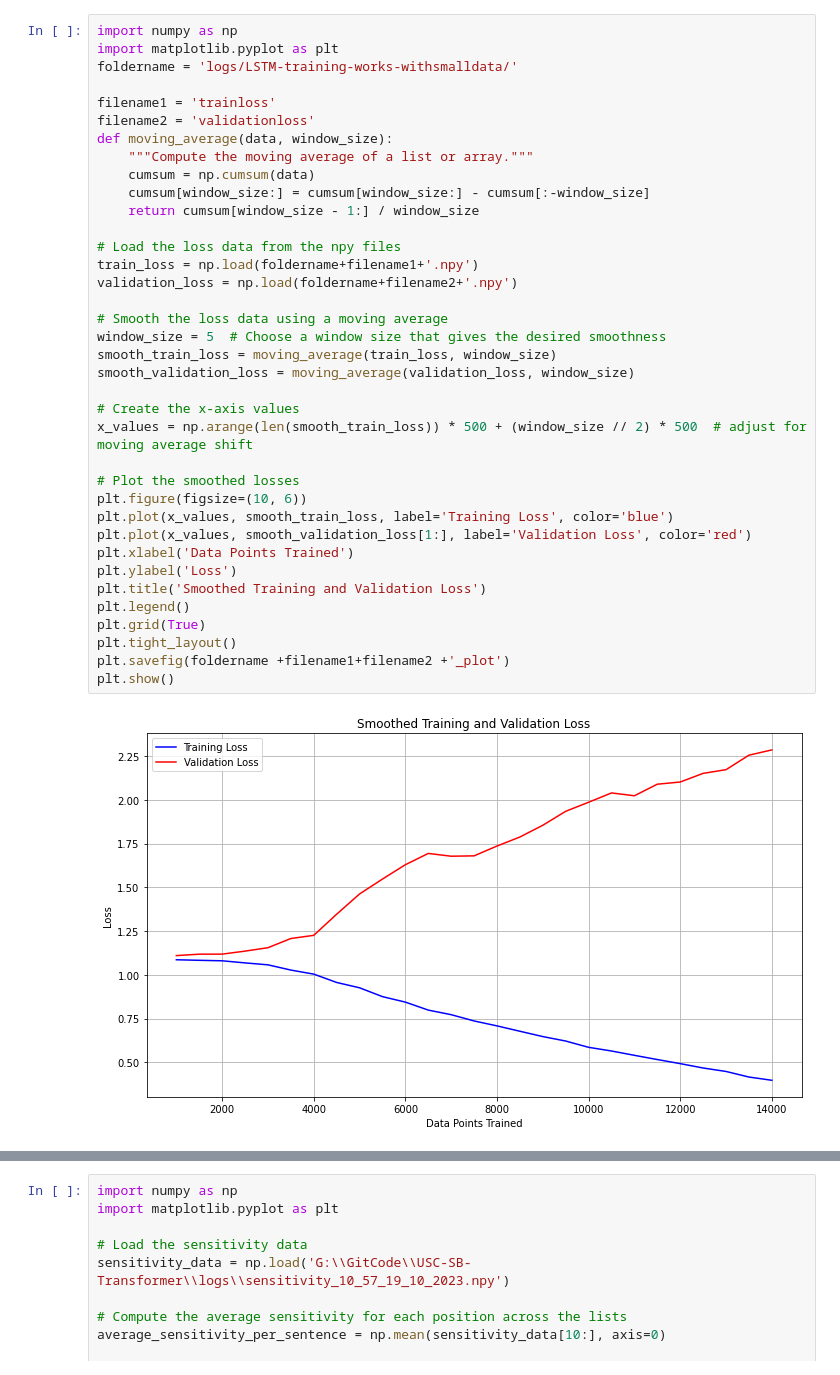
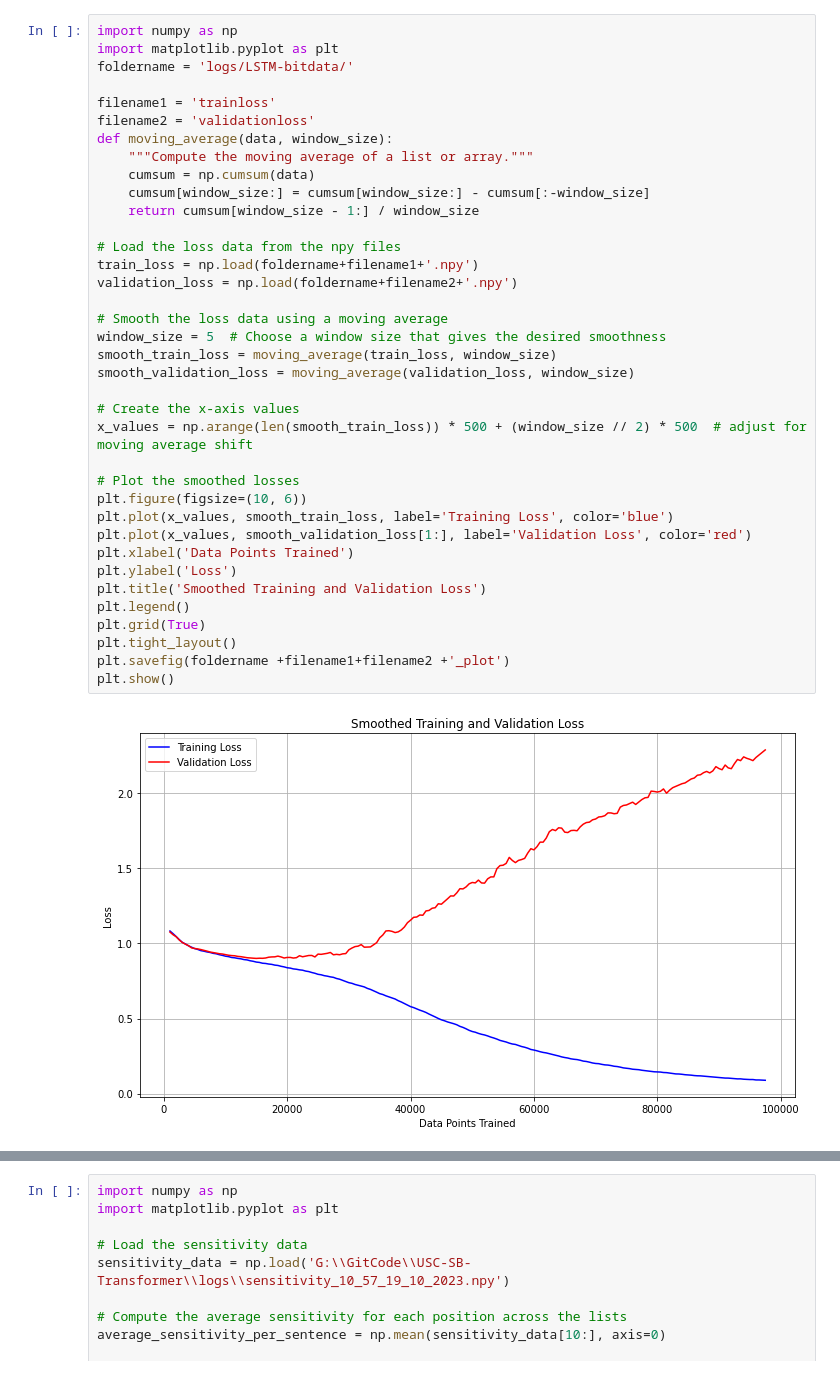
Before and after one commit to KevinZhoutianyi/USC-SB-Transformer, a Jupyter notebook: plot.ipynb, the cells around one changed output, grey strips where cells are left out. Saved outputs shown, nothing was run; the diff lists cells and outputs as text.

```diff
--- a/plot.ipynb
+++ b/plot.ipynb
@@ -1,7 +1,7 @@
 # %%
 import numpy as np
 import matplotlib.pyplot as plt
-foldername = 'logs/LSTM-training-works-withsmalldata/'
+foldername = 'logs/LSTM-bitdata/'
 
 filename1 = 'trainloss'
 filename2 = 'validationloss'
@@ -9,34 +9,34 @@ def moving_average(data, window_size):
     """Compute the moving average of a list or array."""
     cumsum = np.cumsum(data)
     cumsum[window_size:] = cumsum[window_size:] - cumsum[:-window_size]
     return cumsum[window_size - 1:] / window_size
 
 # Load the loss data from the npy files
 train_loss = np.load(foldername+filename1+'.npy')
 validation_loss = np.load(foldername+filename2+'.npy')
 
 # Smooth the loss data using a moving average
 window_size = 5  # Choose a window size that gives the desired smoothness
 smooth_train_loss = moving_average(train_loss, window_size)
 smooth_validation_loss = moving_average(validation_loss, window_size)
 
 # Create the x-axis values
 x_values = np.arange(len(smooth_train_loss)) * 500 + (window_size // 2) * 500  # adjust for moving average shift
 
 # Plot the smoothed losses
 plt.figure(figsize=(10, 6))
 plt.plot(x_values, smooth_train_loss, label='Training Loss', color='blue')
 plt.plot(x_values, smooth_validation_loss[1:], label='Validation Loss', color='red')
 plt.xlabel('Data Points Trained')
 plt.ylabel('Loss')
 plt.title('Smoothed Training and Validation Loss')
 plt.legend()
 plt.grid(True)
 plt.tight_layout()
 plt.savefig(foldername +filename1+filename2 +'_plot')
 plt.show()
 # %% [output]
-[figure, old version]
+[figure, new version]
 # %%
 import numpy as np
 import matplotlib.pyplot as plt
```
Also changed, not shown: parts of 2 cells of this notebook, 1 other file.
